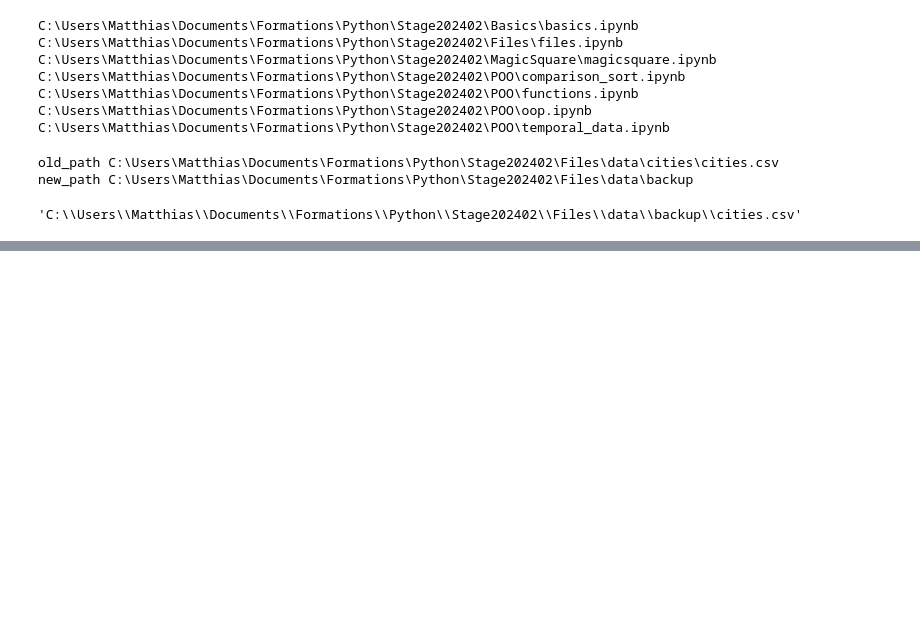
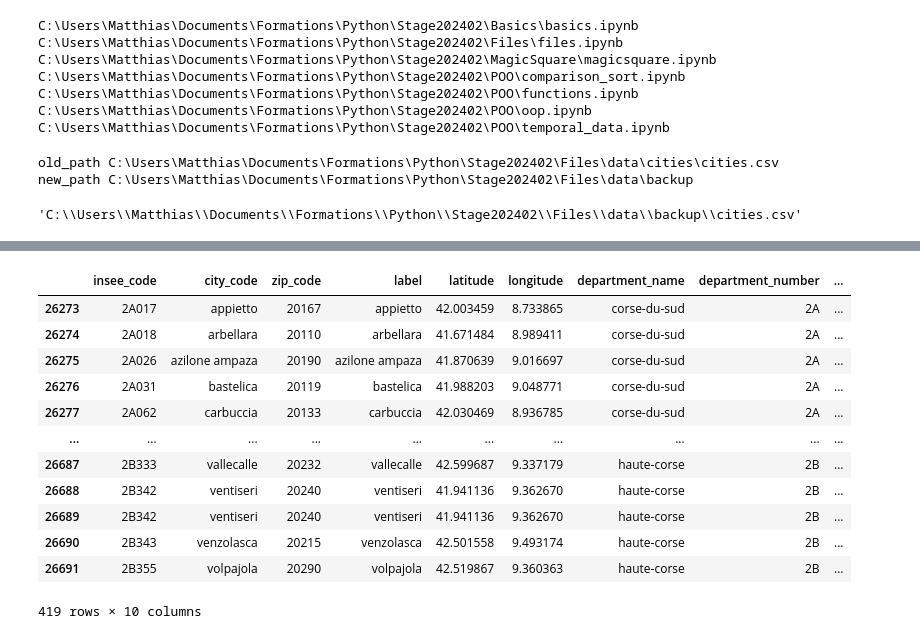
Before and after one commit to matthcol/python202402, a Jupyter notebook: Files/files.ipynb, the cells around one changed output, grey strips where cells are left out. Drawn from its saved outputs; the diff is of its cells as text; code cells hidden in the pictures; blank space fills up the shorter version.

```diff
--- a/Files/files.ipynb
+++ b/Files/files.ipynb
@@ -182,0 +336,16 @@ Type:      function
+# %%
+dfCities[dfCities.department_number.isin(['2A','2B'])]
+# %% [output]
+|  | insee_code | city_code | zip_code | label | latitude | longitude | department_name | department_number | ... |
+| 26273 | 2A017 | appietto | 20167 | appietto | 42.003459 | 8.733865 | corse-du-sud | 2A | ... |
+| 26274 | 2A018 | arbellara | 20110 | arbellara | 41.671484 | 8.989411 | corse-du-sud | 2A | ... |
+| 26275 | 2A026 | azilone ampaza | 20190 | azilone ampaza | 41.870639 | 9.016697 | corse-du-sud | 2A | ... |
+| 26276 | 2A031 | bastelica | 20119 | bastelica | 41.988203 | 9.048771 | corse-du-sud | 2A | ... |
+| 26277 | 2A062 | carbuccia | 20133 | carbuccia | 42.030469 | 8.936785 | corse-du-sud | 2A | ... |
+| ... | ... | ... | ... | ... | ... | ... | ... | ... | ... |
+| 26687 | 2B333 | vallecalle | 20232 | vallecalle | 42.599687 | 9.337179 | haute-corse | 2B | ... |
+| 26688 | 2B342 | ventiseri | 20240 | ventiseri | 41.941136 | 9.362670 | haute-corse | 2B | ... |
+| 26689 | 2B342 | ventiseri | 20240 | ventiseri | 41.941136 | 9.362670 | haute-corse | 2B | ... |
+| 26690 | 2B343 | venzolasca | 20215 | venzolasca | 42.501558 | 9.493174 | haute-corse | 2B | ... |
+| 26691 | 2B355 | volpajola | 20290 | volpajola | 42.519867 | 9.360363 | haute-corse | 2B | ... |
+419 rows × 10 columns
```
Also changed, not shown: parts of 21 cells of this notebook.
